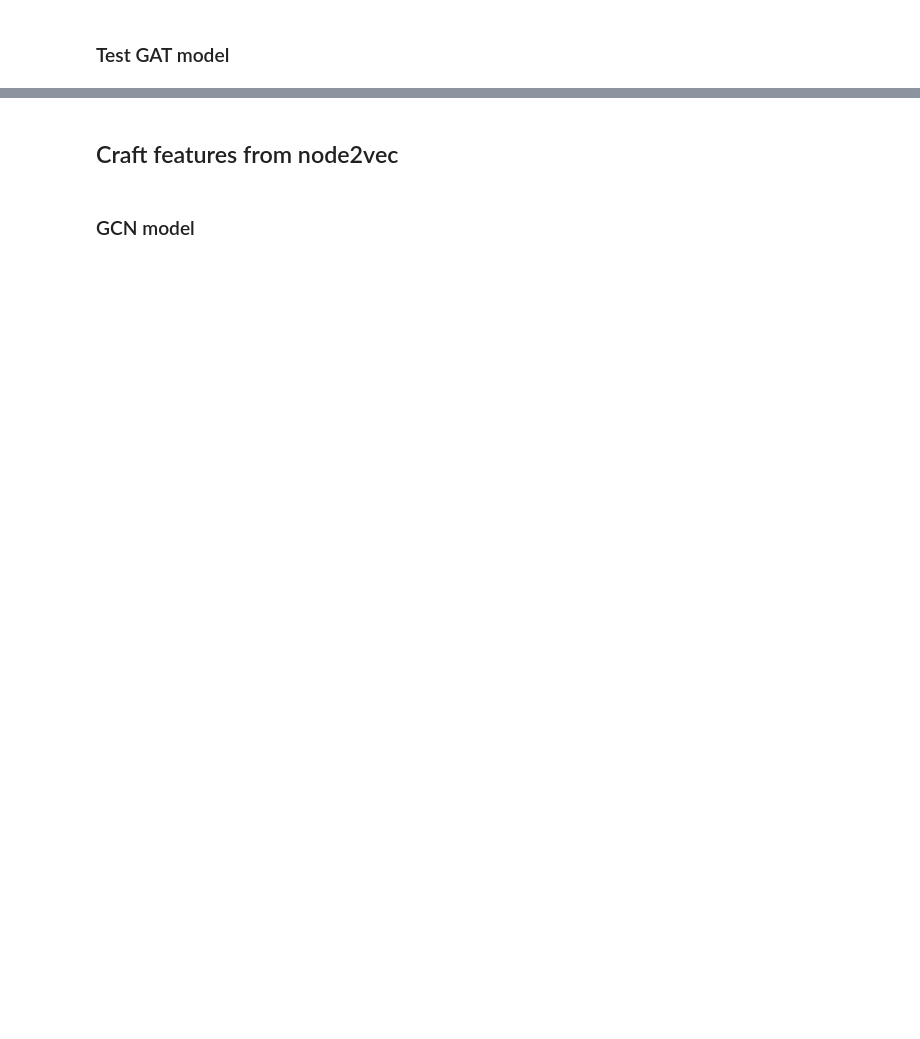
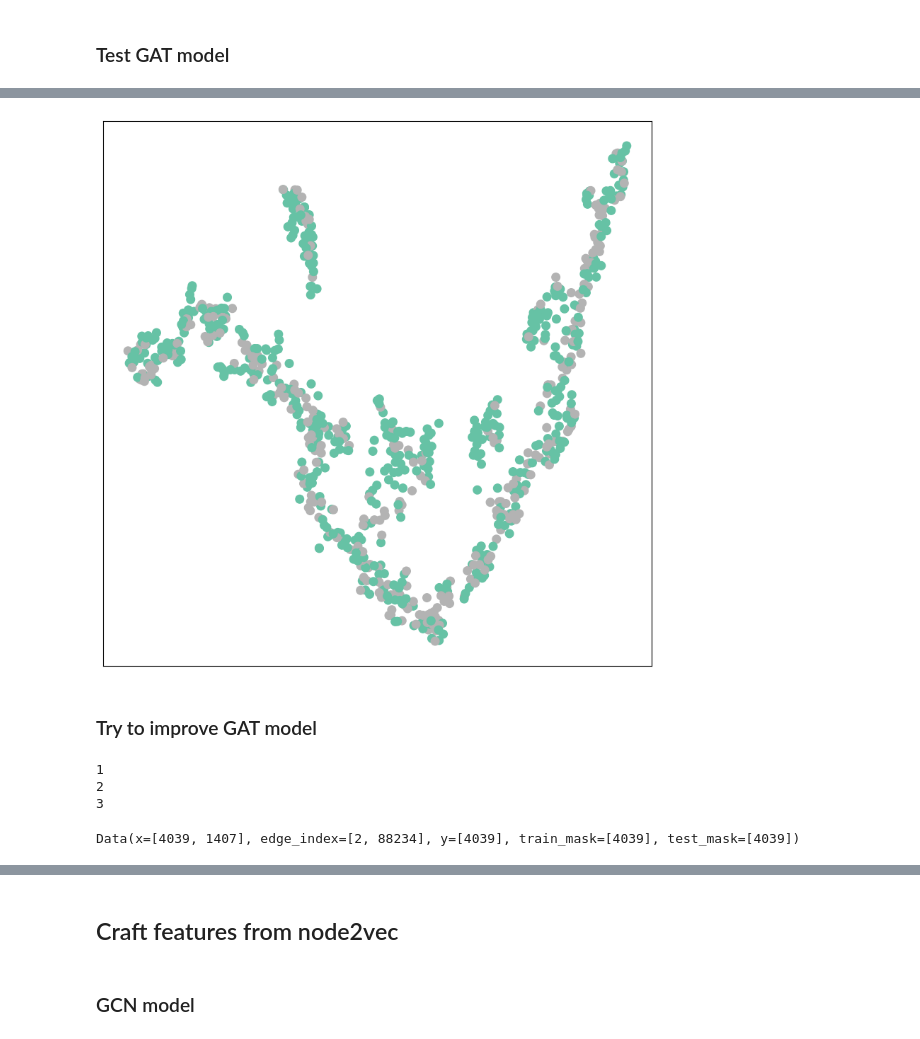
Before and after one commit to linearbaby/SNA_2024_project, a Jupyter notebook: Code/CP3.ipynb, the cells around one changed output, grey strips where cells are left out. Cells and saved outputs as stored; diff of their text form; code cells hidden in the pictures; blank space fills up the shorter version.

```diff
--- a/Code/CP3.ipynb
+++ b/Code/CP3.ipynb
@@ -324,0 +546,15 @@ visualize(embs, color)
+# %%
+color = labels[data.test_mask.cpu()]
+x, edge_index = data.x, data.edge_index
+x = model.proj(x)
+for idx, module in enumerate(model.gat.children()):
+    if idx == 2:
+        embs = module[0](x, edge_index)
+        embs = module[1](embs, edge_index)
+        break
+embs = embs[data.test_mask]
+visualize(embs, color)
+# %% [output]
+[figure, added]
+# %% [markdown]
+### Try to improve GAT model
@@ -325,3 +565,30 @@ visualize(embs, color)
+# %%
+# Degree Centrality
+print(1)
+degree_centrality = nx.degree_centrality(G)
+nx.set_node_attributes(G, degree_centrality, 'degree_centrality')
+
+# Closeness Centrality
+print(2)
+closeness_centrality = nx.closeness_centrality(G)
+nx.set_node_attributes(G, closeness_centrality, 'closeness_centrality')
+
+# Betweenness Centrality
+print(3)
+betweenness_centrality = nx.betweenness_centrality(G)
+nx.set_node_attributes(G, betweenness_centrality, 'betweenness_centrality')
+
+# get features
+centrality_features = pd.DataFrame([G.nodes[node] for node in range(len(G.nodes))])
+# %% [output]
+1
+2
+3
+# %%
+data.x=torch.concat([features, torch.tensor(centrality_features.values)], dim=1).float()
+data.to(device)
+# %% [output]
+Data(x=[4039, 1407], edge_index=[2, 88234], y=[4039], train_mask=[4039], test_mask=[4039])
 # %%
 # Initialize the model, optimizer, and loss function
 model = GAT_model(in_channels=data.x.shape[1], hidden_channels=64, out_channels=2).to(device)
```
Also changed, not shown: parts of 34 cells of this notebook, 1 other file.
